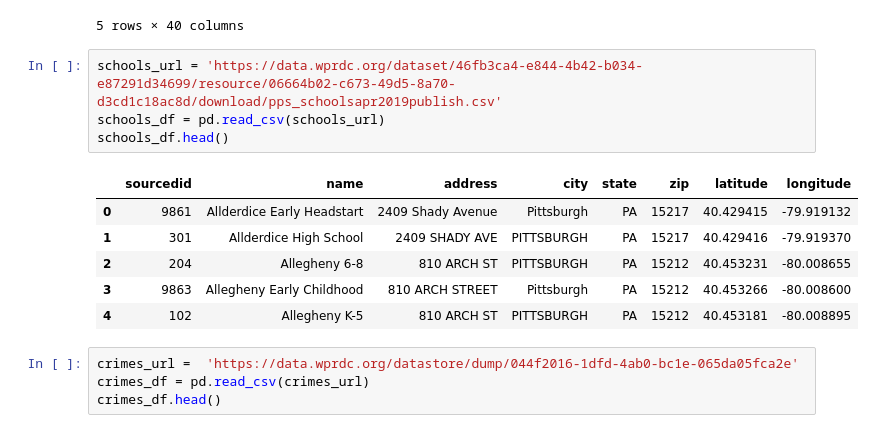
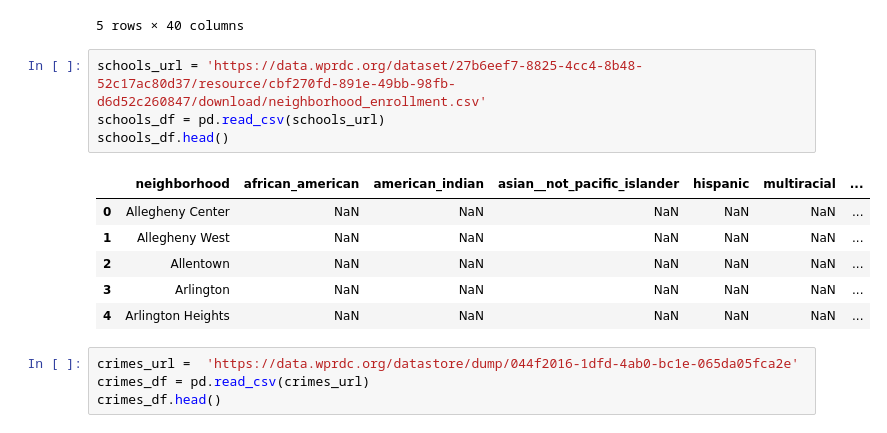
Before and after one commit to SalemZenati/BigIdeasFinalProject, a Jupyter notebook: Final_Project.ipynb, the cells around one changed output. Cells and saved outputs as stored; diff of their text form.

Commit message:
Add schools submetric

```diff
--- a/Final_Project.ipynb
+++ b/Final_Project.ipynb
@@ -28,16 +28,16 @@ neighborhoods_url.head()
 | 4 | 2744 | 5 | 173 | 42 | 003 | 300100 | 5 | 420033001005 | Block Group 5 | ... |
 5 rows × 40 columns
 # %%
-schools_url = 'https://data.wprdc.org/dataset/46fb3ca4-e844-4b42-b034-e87291d34699/resource/06664b02-c673-49d5-8a70-d3cd1c18ac8d/download/pps_schoolsapr2019publish.csv'
+schools_url = 'https://data.wprdc.org/dataset/27b6eef7-8825-4cc4-8b48-52c17ac80d37/resource/cbf270fd-891e-49bb-98fb-d6d52c260847/download/neighborhood_enrollment.csv'
 schools_df = pd.read_csv(schools_url)
 schools_df.head()
 # %% [output]
-|  | sourcedid | name | address | city | state | zip | latitude | longitude |
-| 0 | 9861 | Allderdice Early Headstart | 2409 Shady Avenue | Pittsburgh | PA | 15217 | 40.429415 | -79.919132 |
-| 1 | 301 | Allderdice High School | 2409 SHADY AVE | PITTSBURGH | PA | 15217 | 40.429416 | -79.919370 |
-| 2 | 204 | Allegheny 6-8 | 810 ARCH ST | PITTSBURGH | PA | 15212 | 40.453231 | -80.008655 |
-| 3 | 9863 | Allegheny Early Childhood | 810 ARCH STREET | Pittsburgh | PA | 15212 | 40.453266 | -80.008600 |
-| 4 | 102 | Allegheny K-5 | 810 ARCH ST | PITTSBURGH | PA | 15212 | 40.453181 | -80.008895 |
+|  | neighborhood | african_american | american_indian | asian__not_pacific_islander | hispanic | multiracial | ... |
+| 0 | Allegheny Center | NaN | NaN | NaN | NaN | NaN | ... |
+| 1 | Allegheny West | NaN | NaN | NaN | NaN | NaN | ... |
+| 2 | Allentown | NaN | NaN | NaN | NaN | NaN | ... |
+| 3 | Arlington | NaN | NaN | NaN | NaN | NaN | ... |
+| 4 | Arlington Heights | NaN | NaN | NaN | NaN | NaN | ... |
 # %%
 crimes_url =  'https://data.wprdc.org/datastore/dump/044f2016-1dfd-4ab0-bc1e-065da05fca2e'
 crimes_df = pd.read_csv(crimes_url)
```
Also changed, not shown: 3 other files.
